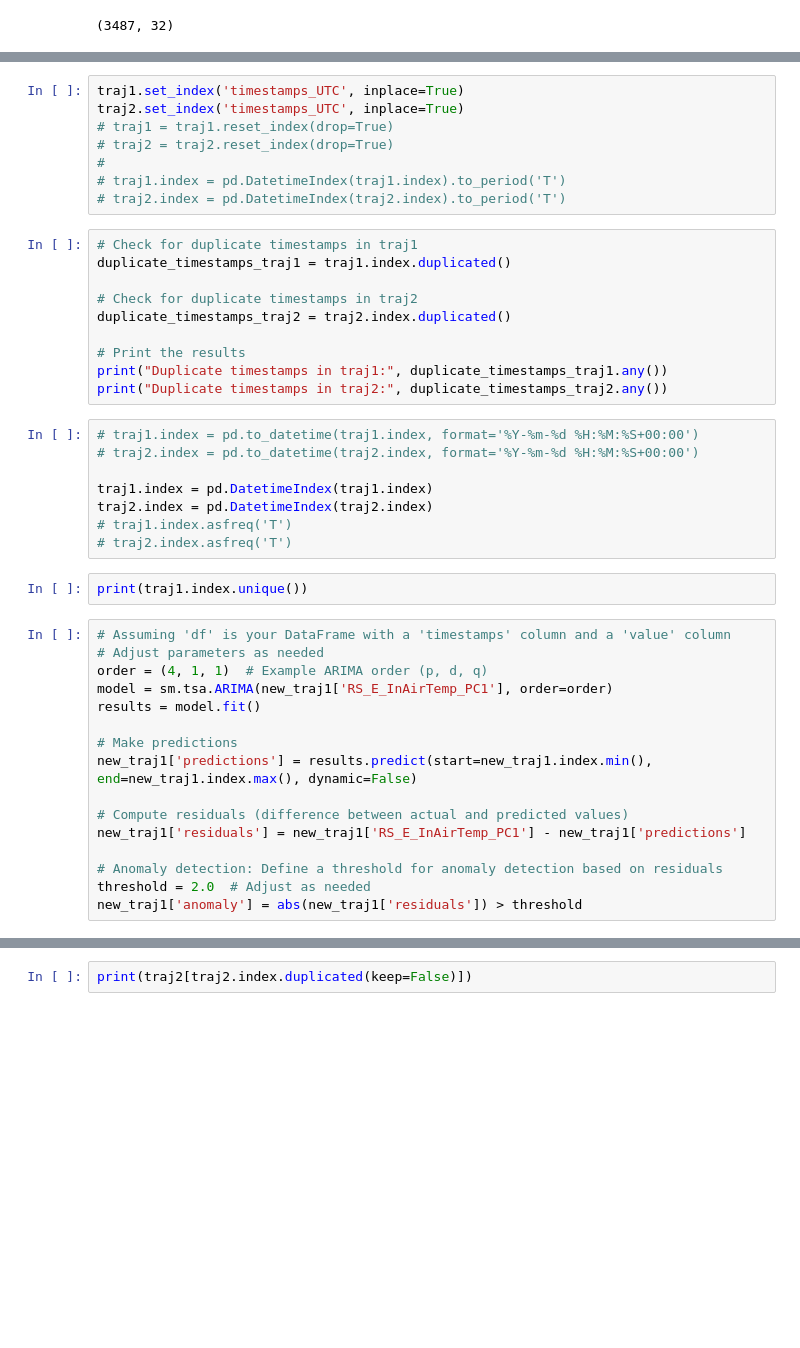
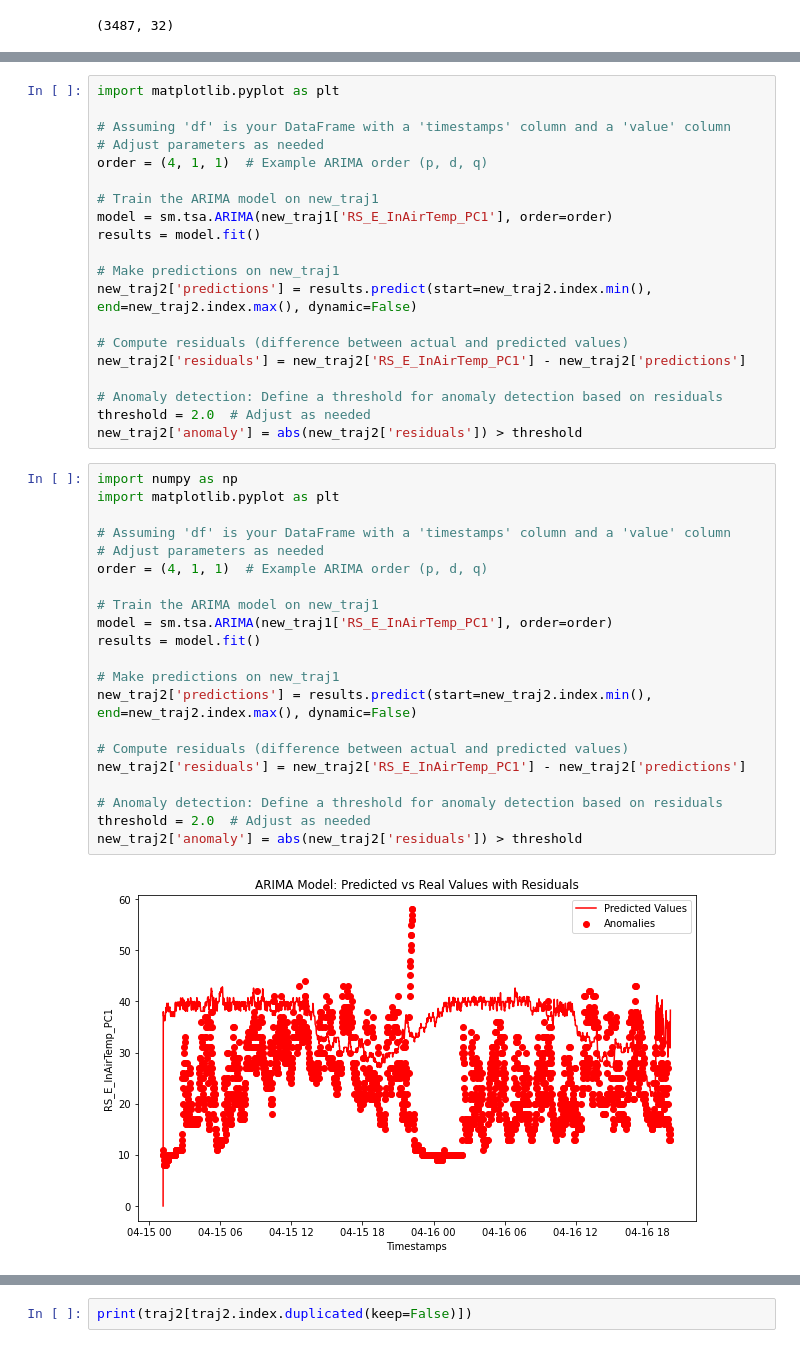
Before and after one commit to SnewZz/INFO-H423-Bigdata-project, a Jupyter notebook: univariate_arima_stats.ipynb, the cells around one changed output, grey strips where cells are left out. Saved outputs shown, nothing was run; the diff lists cells and outputs as text; blank space fills up the shorter version.

```diff
--- a/univariate_arima_stats.ipynb
+++ b/univariate_arima_stats.ipynb
@@ -47,44 +84,43 @@ timestamps_UTC
-# %%
-traj1.set_index('timestamps_UTC', inplace=True)
-traj2.set_index('timestamps_UTC', inplace=True)
-# traj1 = traj1.reset_index(drop=True)
-# traj2 = traj2.reset_index(drop=True)
-#
-# traj1.index = pd.DatetimeIndex(traj1.index).to_period('T')
-# traj2.index = pd.DatetimeIndex(traj2.index).to_period('T')
-# %%
-# Check for duplicate timestamps in traj1
-duplicate_timestamps_traj1 = traj1.index.duplicated()
-
-# Check for duplicate timestamps in traj2
-duplicate_timestamps_traj2 = traj2.index.duplicated()
-
-# Print the results
-print("Duplicate timestamps in traj1:", duplicate_timestamps_traj1.any())
-print("Duplicate timestamps in traj2:", duplicate_timestamps_traj2.any())
-# %%
-# traj1.index = pd.to_datetime(traj1.index, format='%Y-%m-%d %H:%M:%S+00:00')
-# traj2.index = pd.to_datetime(traj2.index, format='%Y-%m-%d %H:%M:%S+00:00')
-
-traj1.index = pd.DatetimeIndex(traj1.index)
-traj2.index = pd.DatetimeIndex(traj2.index)
-# traj1.index.asfreq('T')
-# traj2.index.asfreq('T')
-# %%
-print(traj1.index.unique())
 # %%
+import matplotlib.pyplot as plt
+
 # Assuming 'df' is your DataFrame with a 'timestamps' column and a 'value' column
 # Adjust parameters as needed
 order = (4, 1, 1)  # Example ARIMA order (p, d, q)
+
+# Train the ARIMA model on new_traj1
 model = sm.tsa.ARIMA(new_traj1['RS_E_InAirTemp_PC1'], order=order)
 results = model.fit()
 
-# Make predictions
-new_traj1['predictions'] = results.predict(start=new_traj1.index.min(), end=new_traj1.index.max(), dynamic=False)
+# Make predictions on new_traj1
+new_traj2['predictions'] = results.predict(start=new_traj2.index.min(), end=new_traj2.index.max(), dynamic=False)
 
 # Compute residuals (difference between actual and predicted values)
-new_traj1['residuals'] = new_traj1['RS_E_InAirTemp_PC1'] - new_traj1['predictions']
+new_traj2['residuals'] = new_traj2['RS_E_InAirTemp_PC1'] - new_traj2['predictions']
 
 # Anomaly detection: Define a threshold for anomaly detection based on residuals
 threshold = 2.0  # Adjust as needed
-new_traj1['anomaly'] = abs(new_traj1['residuals']) > threshold
+new_traj2['anomaly'] = abs(new_traj2['residuals']) > threshold
+# %%
+import numpy as np
+import matplotlib.pyplot as plt
+
+# Assuming 'df' is your DataFrame with a 'timestamps' column and a 'value' column
+# Adjust parameters as needed
+order = (4, 1, 1)  # Example ARIMA order (p, d, q)
+
+# Train the ARIMA model on new_traj1
+model = sm.tsa.ARIMA(new_traj1['RS_E_InAirTemp_PC1'], order=order)
+results = model.fit()
+
+# Make predictions on new_traj1
+new_traj2['predictions'] = results.predict(start=new_traj2.index.min(), end=new_traj2.index.max(), dynamic=False)
+
+# Compute residuals (difference between actual and predicted values)
+new_traj2['residuals'] = new_traj2['RS_E_InAirTemp_PC1'] - new_traj2['predictions']
+
+# Anomaly detection: Define a threshold for anomaly detection based on residuals
+threshold = 2.0  # Adjust as needed
+new_traj2['anomaly'] = abs(new_traj2['residuals']) > threshold
+# %% [output]
+[figure, added]
```
Also changed, not shown: parts of 7 cells of this notebook, 4 other files.
